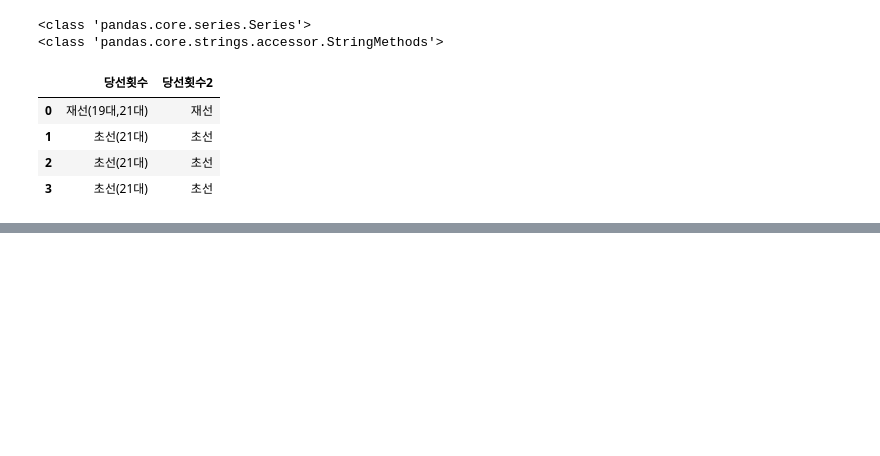
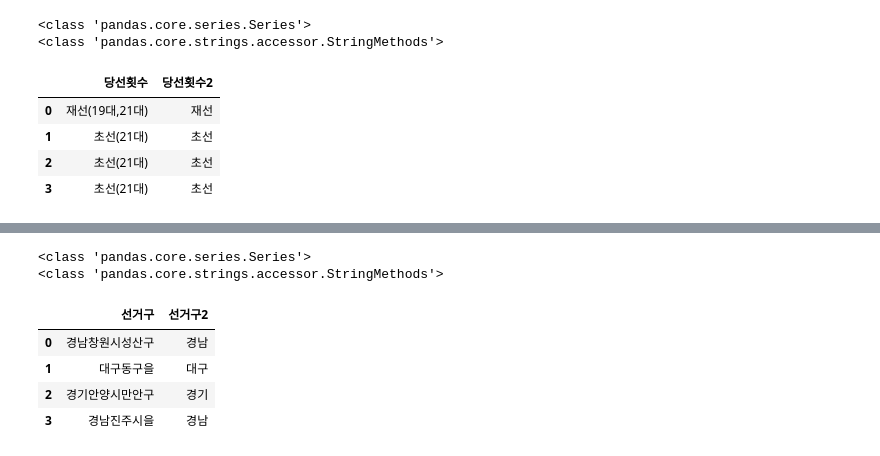
Before and after one commit to TheMatw/python_webscraping, a Jupyter notebook: 08국회의원현황.ipynb, the cells around one changed output, grey strips where cells are left out. Drawn from its saved outputs; the diff is of its cells as text; code cells hidden in the pictures; blank space fills up the shorter version.

```diff
--- a/08국회의원현황.ipynb
+++ b/08국회의원현황.ipynb
@@ -206,0 +223,19 @@ member_df.loc[0:3,['당선횟수','당선횟수2']]
+# %%
+#선거구2 컬럼을 새로 추가
+#재선(20대,21대) -> 재선
+print(type(member_df['선거구']))
+print(type(member_df['선거구'].str))
+#Series객체를 StringMethods 객체로 변환(문자열 슬라이싱을 하기 위해서)
+temp_str = member_df['선거구'].str
+#2글자 슬라이싱 값을 선거구2 라는 컬럼으로 저장
+member_df['선거구2'] = temp_str[:2]
+
+member_df.loc[0:3,['선거구','선거구2']]
+# %% [output]
+<class 'pandas.core.series.Series'>
+<class 'pandas.core.strings.accessor.StringMethods'>
+|  | 선거구 | 선거구2 |
+| 0 | 경남창원시성산구 | 경남 |
+| 1 | 대구동구을 | 대구 |
+| 2 | 경기안양시만안구 | 경기 |
+| 3 | 경남진주시을 | 경남 |
```
Also changed, not shown: parts of 7 cells of this notebook.
